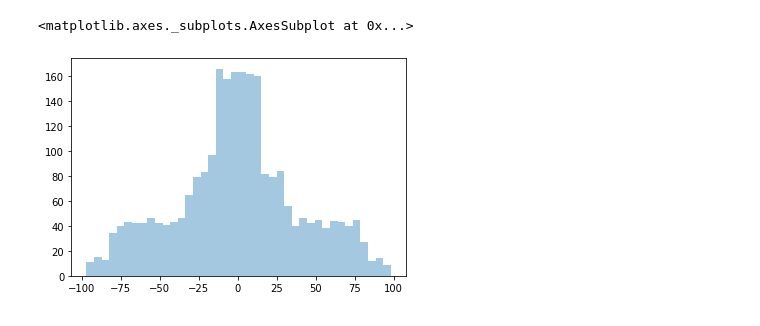
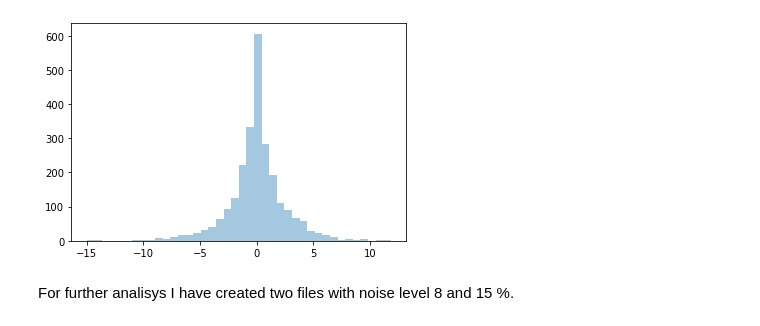
Before and after one commit to Waldemar-DataScience/Regression-Models, a Jupyter notebook: Linear Regression generator.ipynb, the cells around one changed output. Saved outputs shown, nothing was run; the diff lists cells and outputs as text; code cells hidden in the pictures.

```diff
--- a/Linear Regression generator.ipynb
+++ b/Linear Regression generator.ipynb
@@ -35,7 +75,6 @@ array([-0.52010433,  0.38474475,  0.99904154, -0.38302322])
 # %%
 #adding noise
-#todo later
-noiselevel = 0.02
+noiselevel = 0.08
 samples_noise = samples.apply(lambda x : np.random.normal(loc=x,scale=abs(x*noiselevel)))
 samples_noise
 # %% [output]
@@ -67,5 +108,7 @@ dtype: float64
 # %%
-sns.distplot(samples_noise,kde=False, bins=40)
+# distribution of added noise
+sns.distplot(samples - samples_noise,kde=False, bins=40);
 # %% [output]
-<matplotlib.axes._subplots.AxesSubplot at 0x...>
-[figure, old version]
+[figure, new version]
+# %% [markdown]
+For further analisys I have created two files with noise level 8 and 15 %.
```
Also changed, not shown: parts of 20 cells of this notebook, 3 other files.
